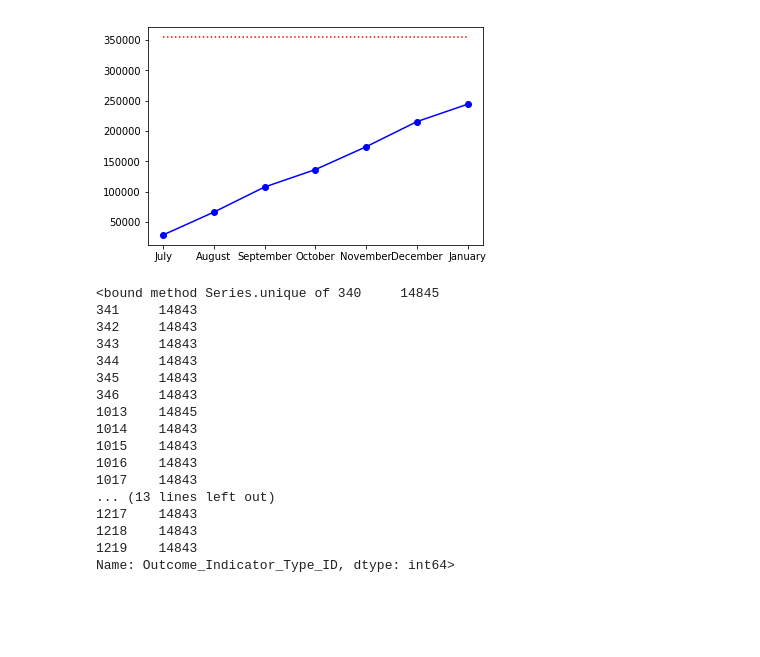
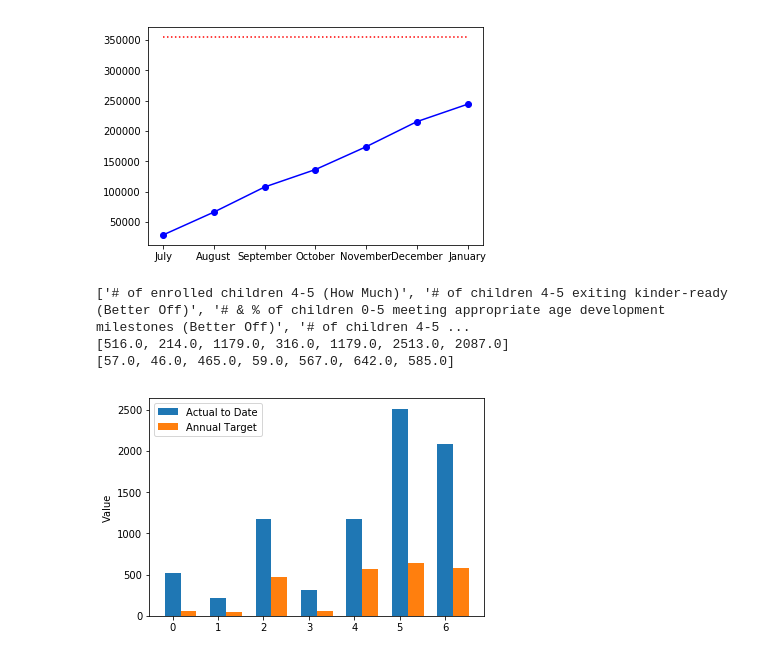
Before and after one commit to Dallas19/team-8, a Jupyter notebook: Data_Visualization.ipynb, the cells around one changed output. Drawn from its saved outputs; the diff is of its cells as text; code cells hidden in the pictures; blank space fills up the shorter version.

Commit message:
Added Double Bar Graph

```diff
--- a/Data_Visualization.ipynb
+++ b/Data_Visualization.ipynb
@@ -91,22 +91,37 @@ plt.show()
 STRATEGY_NAME = "Increase and maintain the number of quality early childcare slots with priority for children ages 0 to 3 (3.1)"
 
 frame = data[(data['Strategy_Name']==STRATEGY_NAME)]
-frame.Outcome_Indicator_Type_ID.unique
+
+metric_names = list(set(frame['Outcome_Indicator_Name']))
+metric_sums = []
+metric_targets =[]
+for metric_name in metric_names:
+    metric_sum = 0
+    metric_frame = frame[frame['Outcome_Indicator_Name']==metric_name]
+    for i in range(-8,-1):
+        metric_sum += metric_frame[metric_frame.columns[i]].sum()
+    metric_sums.append(metric_sum)
+    metric_targets.append(metric_frame[metric_frame.columns[-1]].sum())
+
+print(metric_names)
+print(metric_sums)
+print(metric_targets)
 # %% [output]
-<bound method Series.unique of 340     14845
-341     14843
-342     14843
-343     14843
-344     14843
-345     14843
-346     14843
-1013    14845
-1014    14843
-1015    14843
-1016    14843
-1017    14843
-... (13 lines left out)
-1217    14843
-1218    14843
-1219    14843
-Name: Outcome_Indicator_Type_ID, dtype: int64>
+['# of enrolled children 4-5 (How Much)', '# of children 4-5 exiting kinder-ready (Better Off)', '# & % of children 0-5 meeting appropriate age development milestones (Better Off)', '# of children 4-5 ...
+[516.0, 214.0, 1179.0, 316.0, 1179.0, 2513.0, 2087.0]
+[57.0, 46.0, 465.0, 59.0, 567.0, 642.0, 585.0]
+# %%
+N = len(metric_names)
+ind = np.arange(N)
+width = 0.35
+plt.bar(ind, metric_sums, width, label='Actual to Date')
+plt.bar(ind + width, metric_targets, width,
+    label='Annual Target')
+
+plt.ylabel('Value')
+
+#plt.xticks(ind + width / 2, metric_names)
+plt.legend(loc='best')
+plt.show()
+# %% [output]
+[figure, added]
```
Also changed, not shown: parts of 1 cell of this notebook.
